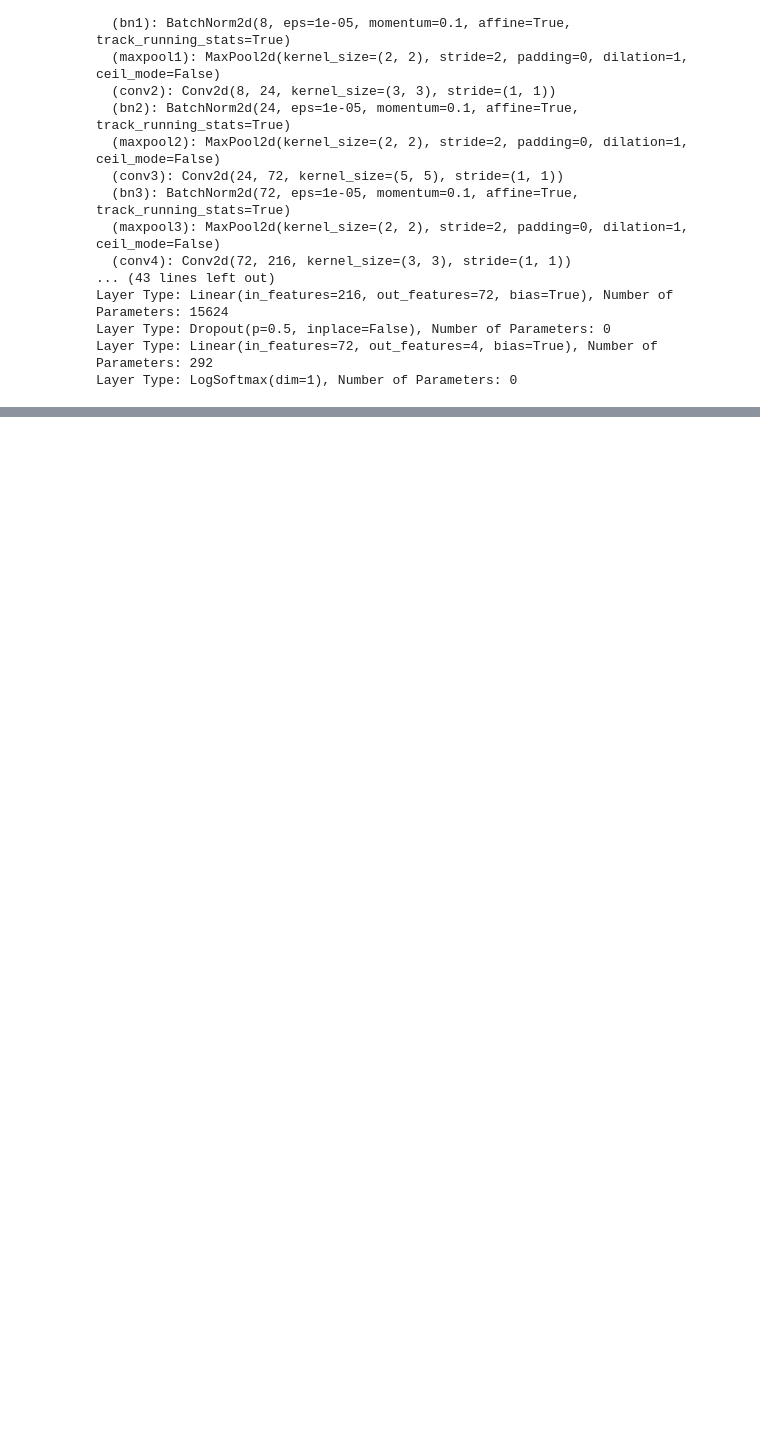
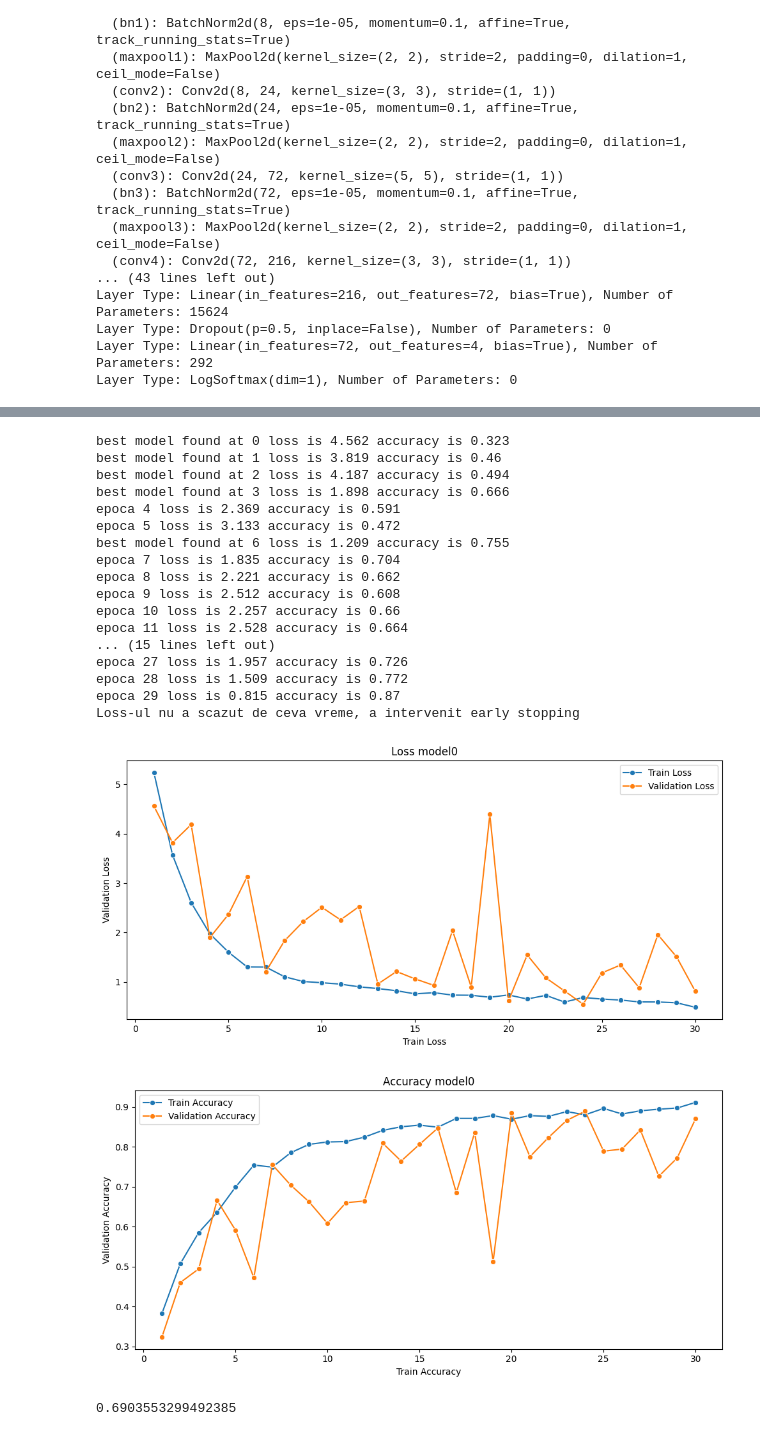
Before and after one commit to AlfredPietraru/Neural-Networks-Tumor-Detection, a Jupyter notebook: main.ipynb, the cells around one changed output, grey strips where cells are left out. Drawn from its saved outputs; the diff is of its cells as text; code cells hidden in the pictures; blank space fills up the shorter version.

```diff
--- a/main.ipynb
+++ b/main.ipynb
@@ -63,7 +65,7 @@ def compute_train_transformations(image):
     image = train_transform(image=image)["image"]
     return np.array(image.transpose((2, 0, 1)), dtype=np.float32)
 
-def compute_test_transformation(image):
+def compute_test_transformations(image):
     image = test_transformations(image=image)["image"]
     return np.array(image.transpose((2, 0, 1)), dtype=np.float32)
 # %%
@@ -205,6 +208,19 @@ Layer Type: Dropout(p=0.5, inplace=False), Number of Parameters: 0
 Layer Type: Linear(in_features=72, out_features=4, bias=True), Number of Parameters: 292
 Layer Type: LogSoftmax(dim=1), Number of Parameters: 0
 # %%
+grid_parameters = {
+    "batch_size": [5, 10, 25, 50, 100],
+    "epochs" : [50],
+    "lr": [1e-1, 1e-2, 1e-3, 1e-4],
+    "weight_decay": [1e-3, 1e-4],
+    "optimizer_patience" : [3, 4, 5],
+    "lr_factor": [0.1, 0.3, 0.5, 0.7],
+    "width": [8, 16],
+    "expansion" : [2, 3, 4],
+    "early_stopping_patience" : [10],
+}
+
+
 def show_plot(list1, list2, label1, label2, title):
     plt.figure(figsize=(10, 5))
     sns.lineplot(x=range(1, len(list1) + 1), y=list1, label=label1, marker='o')
@@ -241,3 +257,24 @@ def create_cross_validation_data(data_chunks, test_data, current : int, train_tr
         "validation": DataLoader(ImagesMRIDataset(data_chunks[current], transformations=test_transform), batch_size=batch_size, shuffle=True),
         "test": DataLoader(ImagesMRIDataset(test_data, transformations=test_transform), batch_size=batch_size, shuffle=True)
     }
+
+def compute_cross_validation(parameters, K, data_chunks, test_info, train_transforms, test_transforms, compute_functions):
+    info_test = {"precision": [], "recall": [], "f1Score" : [], "accuracy" : []}
+    for i in range(K):
+        model = Net(width=parameters["width"], expansion=parameters["expansion"])
+        device = torch.device("cuda" if torch.cuda.is_available() else "cpu")
+        model = model.to(device)
+        criterion, optimizer, lr_scheduler = compute_functions(model, parameters)
+        data = create_cross_validation_data(data_chunks, test_info, i, train_transforms, test_transforms, parameters["epochs"])
+        early_stopping = EarlyStopping("./aici.pth", parameters['early_stopping_patience'])
+        training_loss, validation_loss, training_accuracy, validation_accuracy = train_model(model, parameters["epochs"],
+            data, criterion, optimizer, lr_scheduler, early_stopping)
+        show_plot(training_loss, validation_loss, "Train Loss", "Validation Loss", f"Loss model{i}")
+        show_plot(training_accuracy, validation_accuracy, "Train Accuracy", "Validation Accuracy", f"Accuracy model{i}")
+        best_model = Net(width=parameters["width"], expansion=parameters["expansion"])
+        early_stopping.load_model(best_model)
+        precision, recall, f1, acc, mat = test_model(best_model, data["test"], criterion)
+        info_test = add_info(info_test, precision, acc, recall, f1)
+        return acc
+    test_results = pd.DataFrame.from_dict(info_test, "columns")
+    print(test_results)
@@ -355,0 +346,30 @@ print("Best Hyperparameters:", study.best_params)
+# %%
+K = 5
+BALANCED = True
+training_info, test_info = get_training_testing_data(BALANCED)
+training_info, validation_info = split_traing_data(training_info, 0.2)
+data_chunks = split_for_cross_validation(training_info, K)
+
+# task 2 - cu augmentari, cu duplicarea exemplelor din clasele suplimentare
+compute_cross_validation(current_parameters, K, data_chunks, test_info, compute_train_transformations, compute_test_transformations, compute_functions_balanced_no_scheduler)
+# %% [output]
+best model found at 0 loss is 4.562 accuracy is 0.323
+best model found at 1 loss is 3.819 accuracy is 0.46
+best model found at 2 loss is 4.187 accuracy is 0.494
+best model found at 3 loss is 1.898 accuracy is 0.666
+epoca 4 loss is 2.369 accuracy is 0.591
+epoca 5 loss is 3.133 accuracy is 0.472
+best model found at 6 loss is 1.209 accuracy is 0.755
+epoca 7 loss is 1.835 accuracy is 0.704
+epoca 8 loss is 2.221 accuracy is 0.662
+epoca 9 loss is 2.512 accuracy is 0.608
+epoca 10 loss is 2.257 accuracy is 0.66
+epoca 11 loss is 2.528 accuracy is 0.664
+... (15 lines left out)
+epoca 27 loss is 1.957 accuracy is 0.726
+epoca 28 loss is 1.509 accuracy is 0.772
+epoca 29 loss is 0.815 accuracy is 0.87
+Loss-ul nu a scazut de ceva vreme, a intervenit early stopping
+[figure, added]
+[figure, added]
+0.6903553299492385
```
Also changed, not shown: parts of 11 cells of this notebook.
